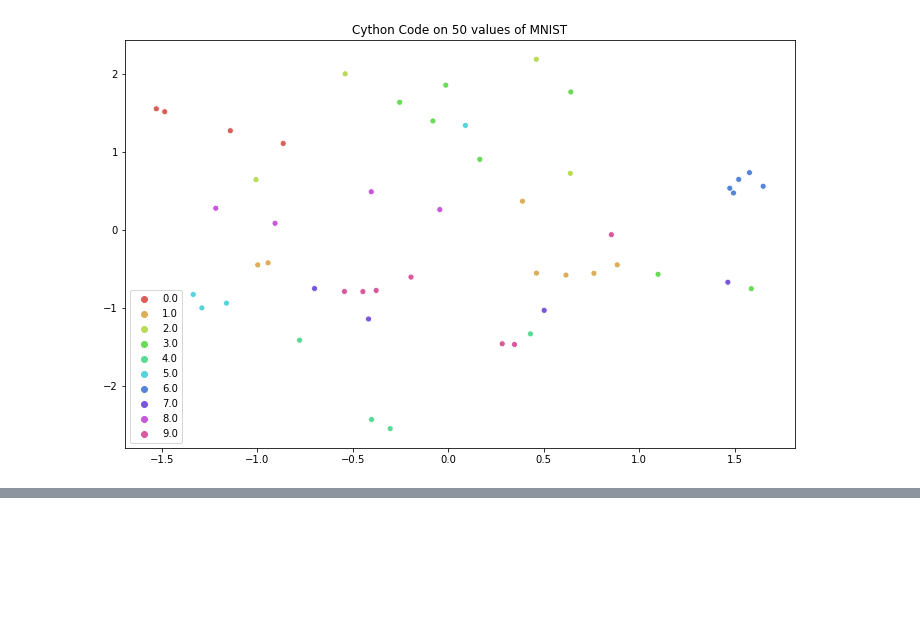
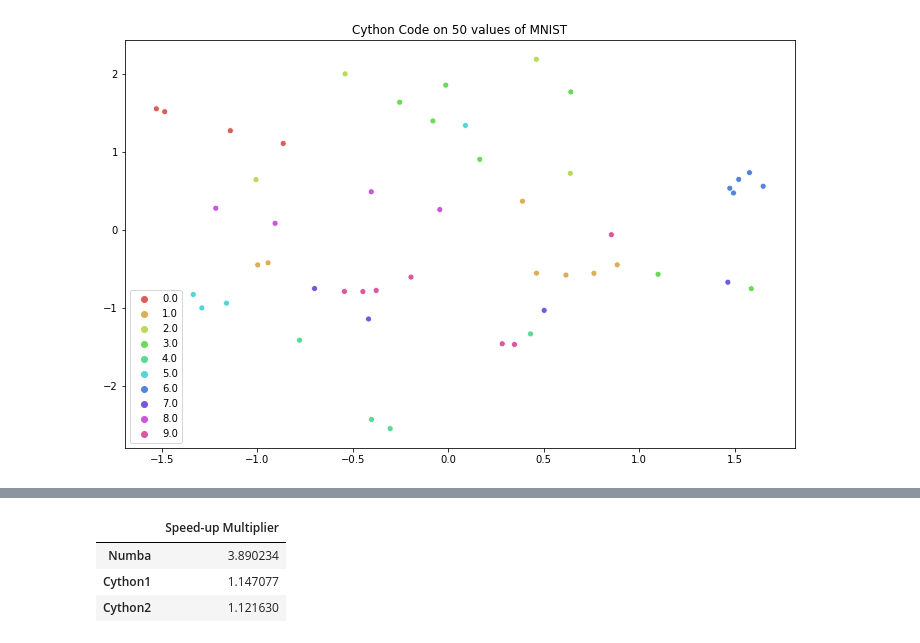
Before and after one commit to aashareddy14/tsne_project, a Jupyter notebook: Optimization.ipynb, the cells around one changed output, grey strips where cells are left out. Saved outputs shown, nothing was run; the diff lists cells and outputs as text; code cells hidden in the pictures; blank space fills up the shorter version.

```diff
--- a/Optimization.ipynb
+++ b/Optimization.ipynb
@@ -581,0 +645,29 @@ pd.DataFrame(mult, index = ['Numba', 'Cython'], columns = ["Speed-up Multiplier"
+# %%
+%%cython -a
+
+from libc cimport math
+cimport cython
+import numpy as np
+cimport numpy as np
+from numpy cimport ndarray
+
+@cython.boundscheck(False)
+@cython.wraparound(False)
+cdef squared_euc_dist(double[:,:] X):
+    """Calculate squared euclidean distance for all pairs in a data matrix X with d dimensions and n rows.
+    Output is a pairwise distance matrix D that is nxn.
+    """
+    cdef int n = X.shape[0]
+    cdef int d = X.shape[1]
+    cdef double diff
+    cdef double dist
+    cdef double[:, ::1] D = np.empty((n, n), dtype=np.float64)
+
+    for i in range(n):
+        for j in range(n):
+            dist = 0.0
+            for k in range(d):
+                diff = X[i, k] - X[j, k]
+                dist += diff * diff
+            D[i, j] = np.sqrt(dist)
+    return np.asarray(D)
@@ -581,0 +865,4 @@ pd.DataFrame(mult, index = ['Numba', 'Cython'], columns = ["Speed-up Multiplier"
+# %%
+%timeit -r3 -n3 tsne_opt3(X[:50, ])
+
+cy2 = %timeit -o -r3 -n3 tsne_opt3(X[:50, ])
@@ -581,0 +872,14 @@ pd.DataFrame(mult, index = ['Numba', 'Cython'], columns = ["Speed-up Multiplier"
+# %%
+# speed up multiplier
+
+types = [numb, cy, cy2]
+mult = list(map(lambda x: (normal.average/x.average), types))
+
+import pandas as pd
+
+pd.DataFrame(mult, index = ['Numba', 'Cython1', 'Cython2'], columns = ["Speed-up Multiplier"])
+# %% [output]
+|  | Speed-up Multiplier |
+| Numba | 3.890234 |
+| Cython1 | 1.147077 |
+| Cython2 | 1.121630 |
```
Also changed, not shown: parts of 21 cells of this notebook.
